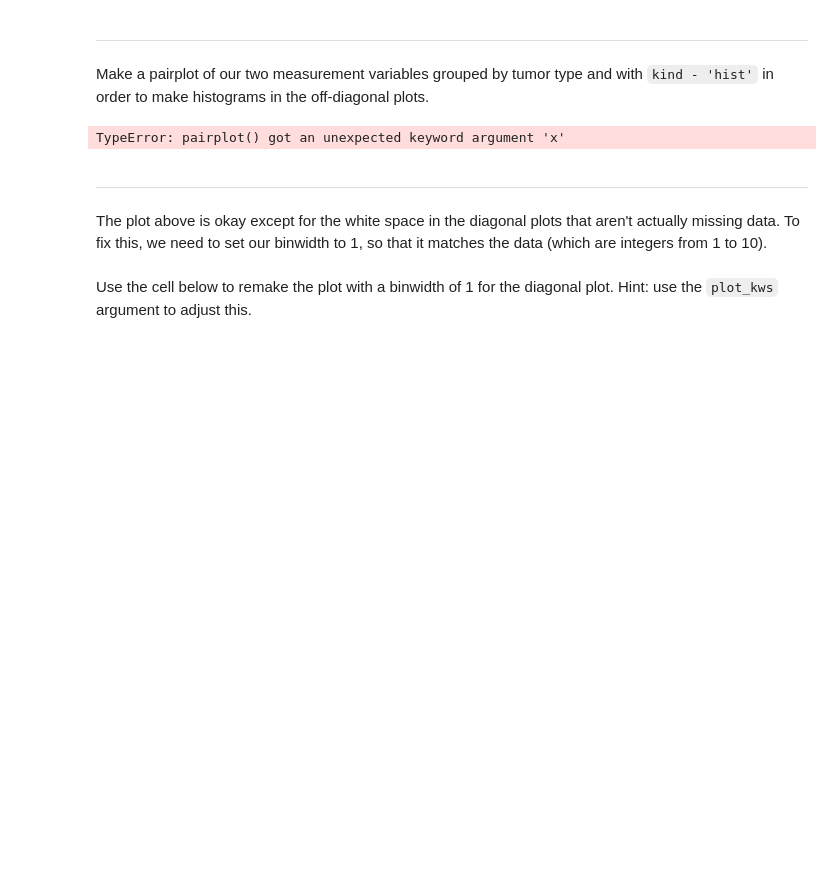
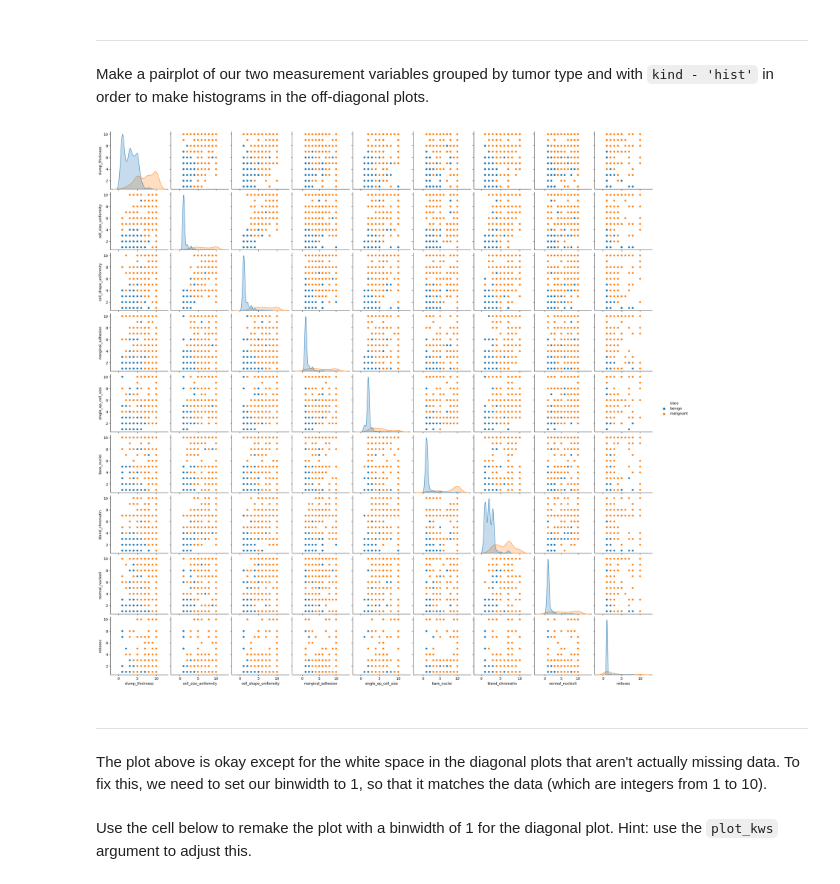
Before and after one commit to rnoodh/psy_data, a Jupyter notebook: week 7/tu14_DataWranglingII.ipynb, the cells around one changed output. Cells and saved outputs as stored; diff of their text form; code cells hidden in the pictures; blank space fills up the shorter version.

```diff
--- a/week 7/tu14_DataWranglingII.ipynb
+++ b/week 7/tu14_DataWranglingII.ipynb
@@ -566,11 +566,15 @@ sns.jointplot(data= bcd, x='bland_chromatin', y='clump_thickness', hue='class')
 # %% [markdown]
 Make a pairplot of our two measurement variables grouped by tumor type and with `kind - 'hist'` in order to make histograms in the off-diagonal plots.
 # %%
+import numpy as np
+import pandas as pd
+import matplotlib.pyplot as plt
+import seaborn as sns
 data = bcd
-sns.pairplot(data=bcd, x= 'clump_thickness', y= 'bland_chromatin', hue='class')
+sns.pairplot(data, hue='class')
 plt.show()
 # %% [output]
-TypeError: pairplot() got an unexpected keyword argument 'x'
+[figure, added]
 # %% [markdown]
 ---
 # %% [markdown]
```
Also changed, not shown: parts of 3 cells of this notebook, 1 other file.
